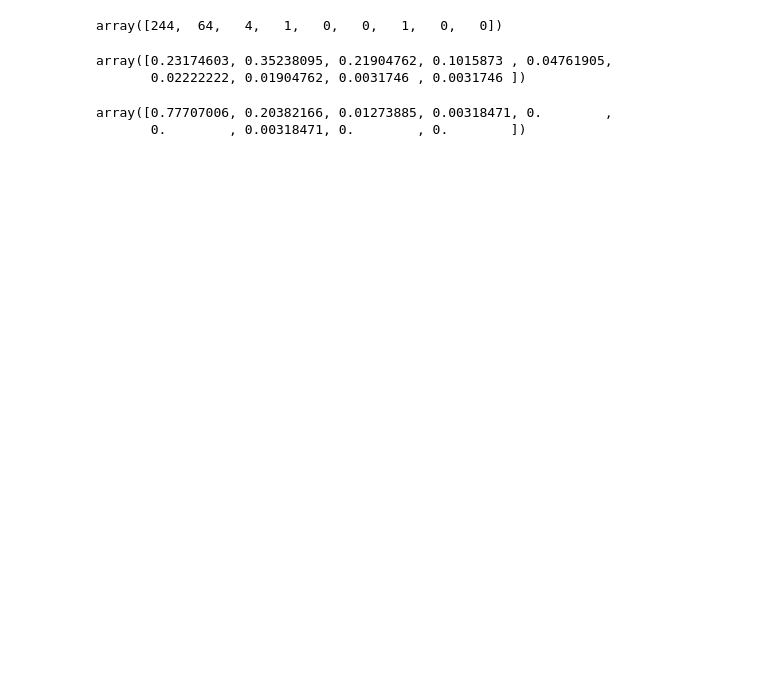
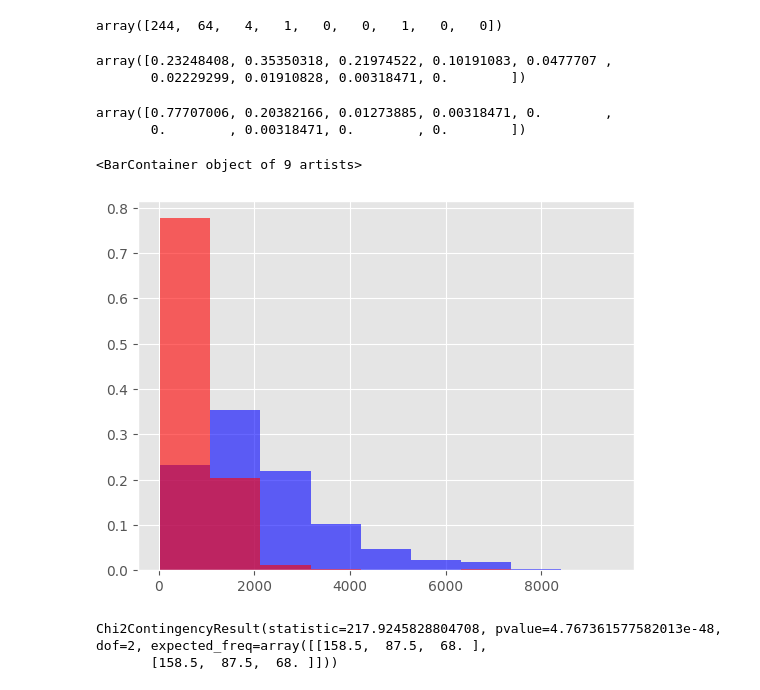
Before and after one commit to WantBeASleep/ban, a Jupyter notebook: my.ipynb, the cells around one changed output. Saved outputs shown, nothing was run; the diff lists cells and outputs as text; code cells hidden in the pictures; blank space fills up the shorter version.

```diff
--- a/my.ipynb
+++ b/my.ipynb
@@ -282,6 +327,6 @@ stats.wilcoxon(plC11, plC12)
 WilcoxonResult(statistic=2424.0, pvalue=7.896088644123942e-44)
 # %%
 k = math.floor(1 + math.log(315, 2))
-h = round((plC11.max() - plC11.min()) / k)
-(plC11.max() - plC11.min()) / k, (plC12.max() - plC12.min()) / k # ширина интервалов
+h = round((max(plC11.max(), plC12.max()) - min(plC11.min(), plC11.min())) / k)
+k, h
 # %% [output]
@@ -297,12 +334,13 @@ plC11.max(), plC12.max()
 # %%
-lmin = plC12.min()
-intervals = []
+lmin = min(plC11.min(), plC12.min())
 borders = []
+ar = []
 for i in range(0, 9):
-    intervals.append([lmin + i * h, lmin + (i + 1) * h])
     borders.append(lmin + i * h)
     print(lmin + i * h, lmin + (i + 1) * h)
-borders.append(9642)
+    ar.append((lmin + i * h + lmin + (i + 1) * h) / 2)
+borders.append(9462)
+print(ar, borders)
 # %% [output]
 30 1078
 1078 2126
@@ -322,12 +361,26 @@ pd.cut(plC12, bins=borders).value_counts(sort=False).values
 # %% [output]
 array([244,  64,   4,   1,   0,   0,   1,   0,   0])
 # %%
-pd.cut(plC11, bins=borders).value_counts(sort=False, normalize=True).values
+freqC11_5 = pd.cut(plC11, bins=borders).value_counts(sort=False, normalize=True).values
+freqC11_5
 # %% [output]
-array([0.23174603, 0.35238095, 0.21904762, 0.1015873 , 0.04761905,
-       0.02222222, 0.01904762, 0.0031746 , 0.0031746 ])
+array([0.23248408, 0.35350318, 0.21974522, 0.10191083, 0.0477707 ,
+       0.02229299, 0.01910828, 0.00318471, 0.        ])
 # %%
-pd.cut(plC12, bins=borders).value_counts(sort=False, normalize=True).values
+freqC12_5 = pd.cut(plC12, bins=borders).value_counts(sort=False, normalize=True).values
+freqC12_5
 # %% [output]
 array([0.77707006, 0.20382166, 0.01273885, 0.00318471, 0.        ,
        0.        , 0.00318471, 0.        , 0.        ])
+# %%
+plt.bar(ar, freqC11_5, width = h, color="blue", alpha=0.6)
+plt.bar(ar, freqC12_5, width = h, color="red", alpha=0.6)
+# plt.plot(ar, freqC8Rel, color="blue")
+# %% [output]
+<BarContainer object of 9 artists>
+[figure, added]
+# %%
+stats.chi2_contingency([[73, 111,  130], [244,  64,   6]])
+# %% [output]
+Chi2ContingencyResult(statistic=217.9245828804708, pvalue=4.767361577582013e-48, dof=2, expected_freq=array([[158.5,  87.5,  68. ],
+       [158.5,  87.5,  68. ]]))
```
Also changed, not shown: parts of 9 cells of this notebook.
